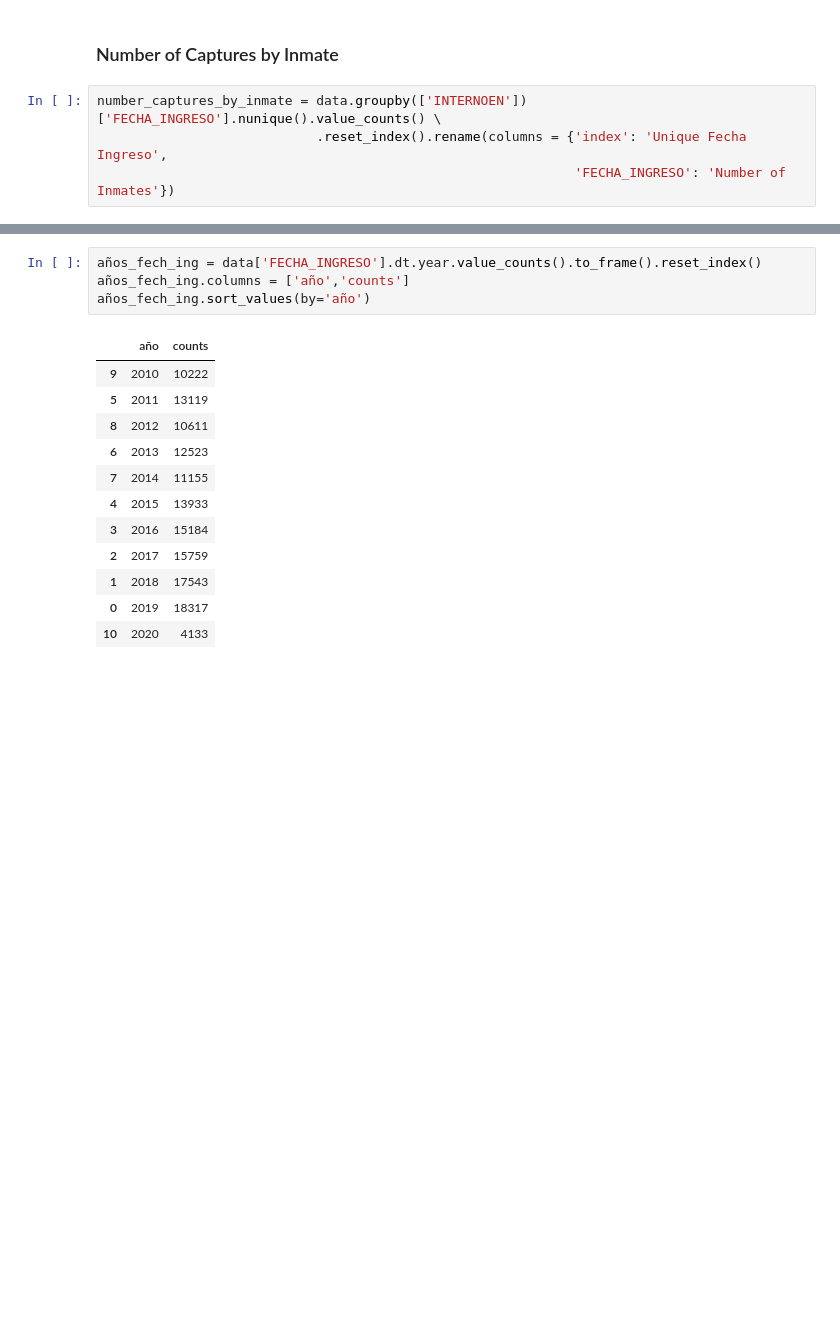
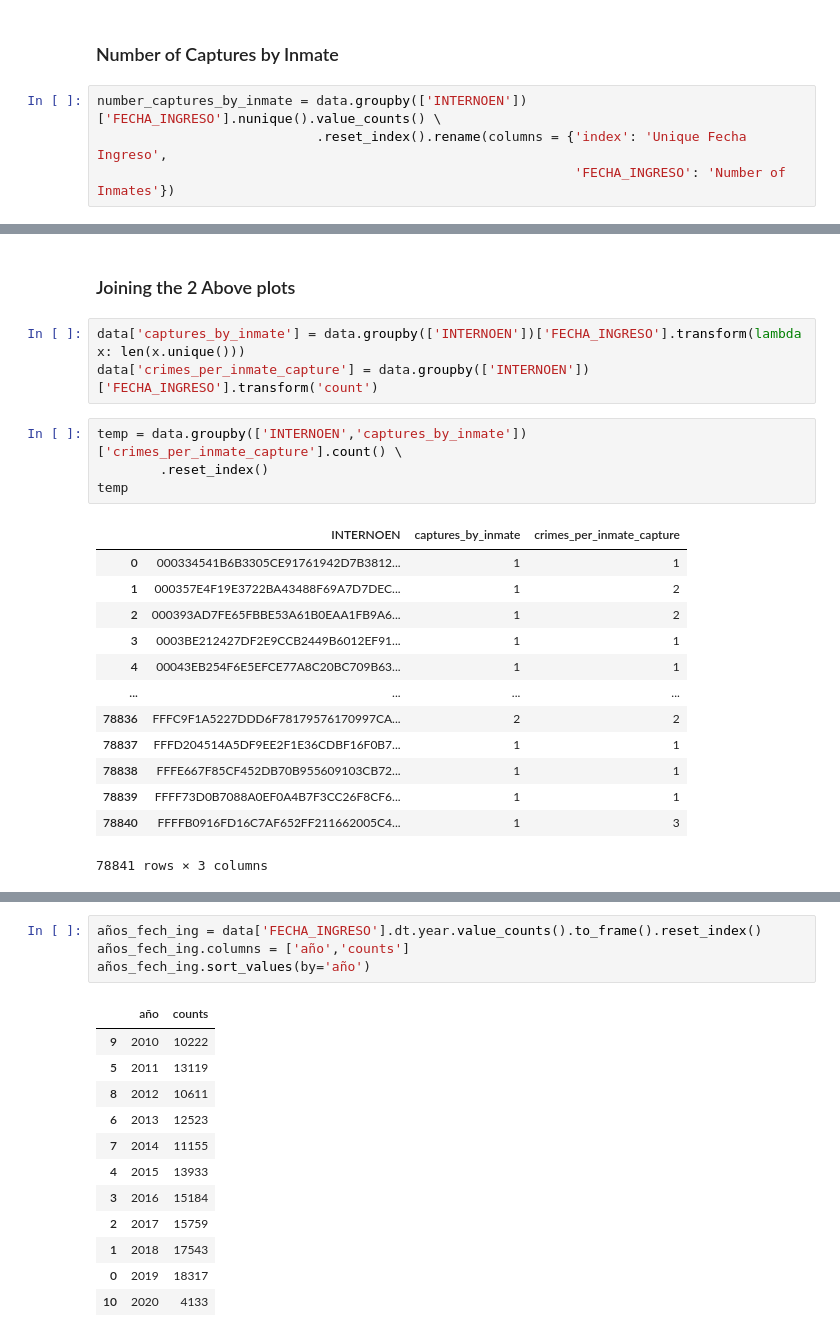
Before and after one commit to dehoyosb/MinJusticia_team77_DS4A_Project, a Jupyter notebook: exploratory_data_analysis_daniel.ipynb, the cells around one changed output, grey strips where cells are left out. Cells and saved outputs as stored; diff of their text form; blank space fills up the shorter version.

```diff
--- a/exploratory_data_analysis_daniel.ipynb
+++ b/exploratory_data_analysis_daniel.ipynb
@@ -1177,0 +1152,23 @@ with_salida[with_salida['INTERNOEN'] == '71D8863489582B956956B3E244CF97F629E190F
+# %% [markdown]
+### Joining the 2 Above plots
+# %%
+data['captures_by_inmate'] = data.groupby(['INTERNOEN'])['FECHA_INGRESO'].transform(lambda x: len(x.unique()))
+data['crimes_per_inmate_capture'] = data.groupby(['INTERNOEN'])['FECHA_INGRESO'].transform('count')
+# %%
+temp = data.groupby(['INTERNOEN','captures_by_inmate'])['crimes_per_inmate_capture'].count() \
+        .reset_index()
+temp
+# %% [output]
+|  | INTERNOEN | captures_by_inmate | crimes_per_inmate_capture |
+| 0 | 000334541B6B3305CE91761942D7B3812... | 1 | 1 |
+| 1 | 000357E4F19E3722BA43488F69A7D7DEC... | 1 | 2 |
+| 2 | 000393AD7FE65FBBE53A61B0EAA1FB9A6... | 1 | 2 |
+| 3 | 0003BE212427DF2E9CCB2449B6012EF91... | 1 | 1 |
+| 4 | 00043EB254F6E5EFCE77A8C20BC709B63... | 1 | 1 |
+| ... | ... | ... | ... |
+| 78836 | FFFC9F1A5227DDD6F78179576170997CA... | 2 | 2 |
+| 78837 | FFFD204514A5DF9EE2F1E36CDBF16F0B7... | 1 | 1 |
+| 78838 | FFFE667F85CF452DB70B955609103CB72... | 1 | 1 |
+| 78839 | FFFF73D0B7088A0EF0A4B7F3CC26F8CF6... | 1 | 1 |
+| 78840 | FFFFB0916FD16C7AF652FF211662005C4... | 1 | 3 |
+78841 rows × 3 columns
```
Also changed, not shown: parts of 12 cells of this notebook.
